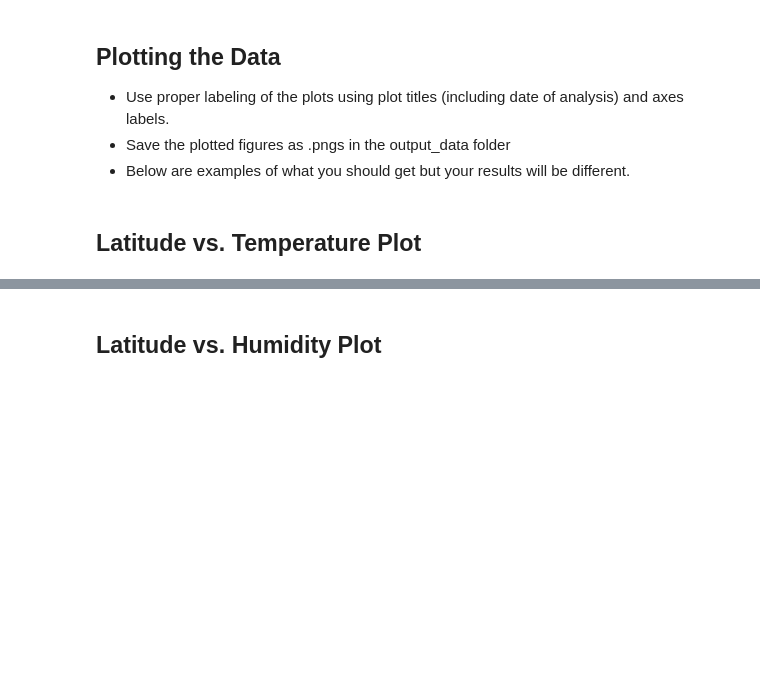
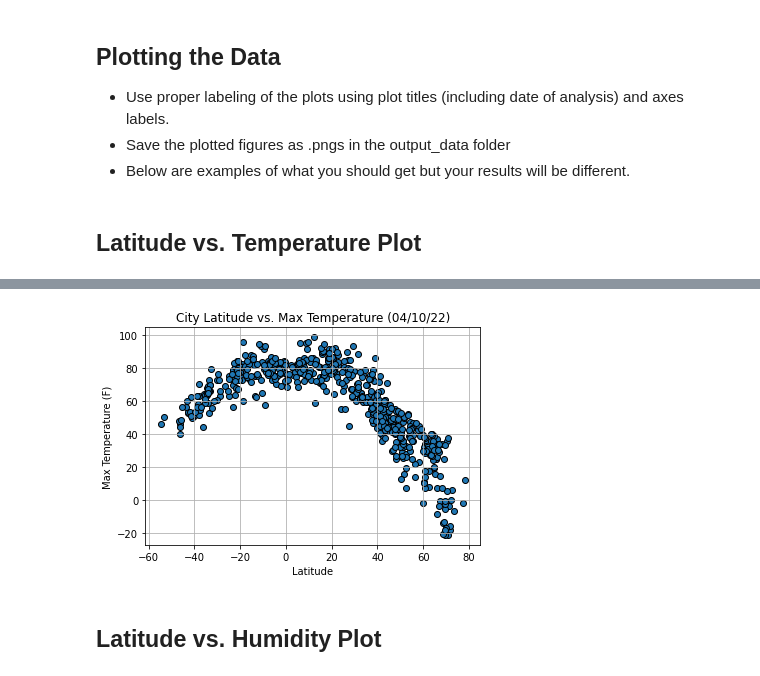
Before and after one commit to clawson13/python-api-challenge, a Jupyter notebook: WeatherPy/WeatherPy.ipynb, the cells around one changed output, grey strips where cells are left out. Drawn from its saved outputs; the diff is of its cells as text; code cells hidden in the pictures; blank space fills up the shorter version.

```diff
--- a/WeatherPy/WeatherPy.ipynb
+++ b/WeatherPy/WeatherPy.ipynb
@@ -270,2 +222,18 @@ Int64Index([], dtype='int64')
+# %%
+# Convert Date column to datetime for date display
+clean_city_data['Date'] = clean_city_data['Date'].astype("datetime64[s]")
+# Obtain the oldest date in our dataset to reflect dataset's age and apply formatting
+display_date = clean_city_data['Date'].min().strftime('%m/%d/%y')
+
+# Plot Latitude vs. Temperature with title, labels, and grid
+plt.scatter(clean_city_data['Lat'], clean_city_data['Max Temp'], marker="o", facecolors="C0", edgecolors="black")
+plt.title(f"City Latitude vs. Max Temperature ({display_date})")
+plt.xlabel("Latitude")
+plt.ylabel("Max Temperature (F)")
+plt.grid()
+plt.savefig("Images/Lat_v_Temp.png")
+plt.show()
+# %% [output]
+[figure, added]
 # %% [markdown]
 ## Latitude vs. Humidity Plot
```
Also changed, not shown: parts of 37 cells of this notebook, 13 other files.
